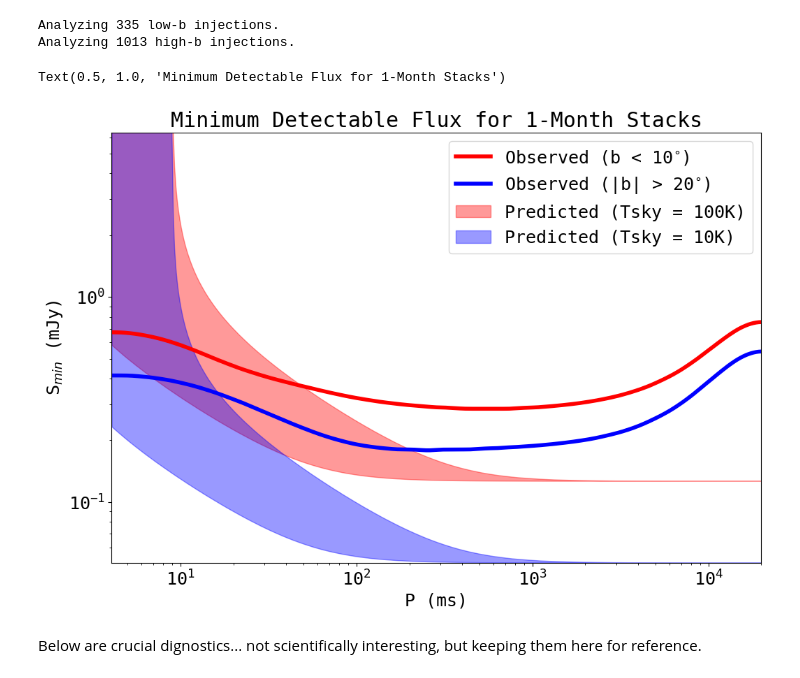
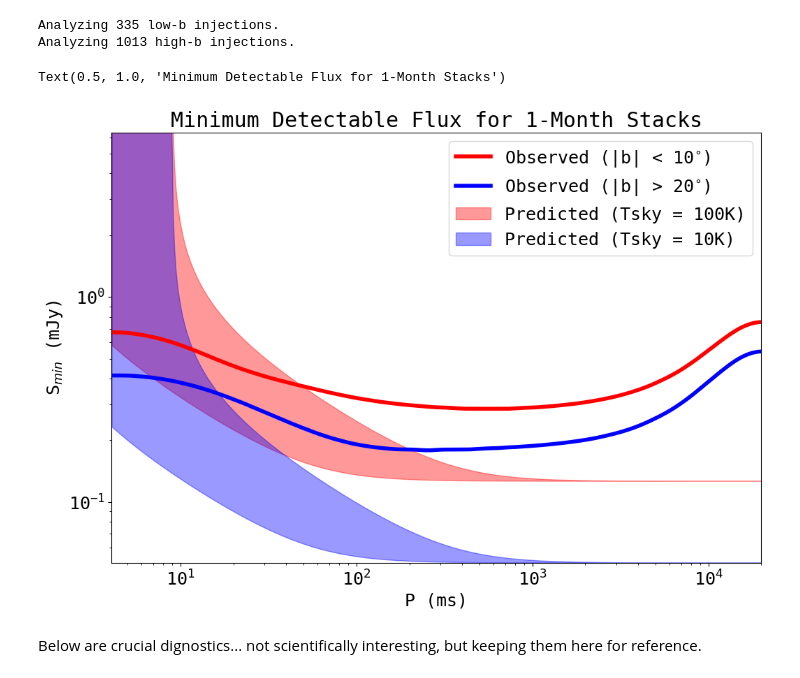
Before and after one commit to chime-sps/Transmissivity, a Jupyter notebook: results/sensitivity_dropoff.ipynb, the cells around one changed output. Cells and saved outputs as stored; diff of their text form; code cells hidden in the pictures.

```diff
--- a/results/sensitivity_dropoff.ipynb
+++ b/results/sensitivity_dropoff.ipynb
@@ -610,32 +610,32 @@ Analyzing 1013 high-b injections.
 # %%
 P = 1/f_bins[:-1]
 fig, ax = plt.subplots(1, 1, figsize=(12, 8))
-ax.plot(P*1e3, Smin_of_f[0], 'r', linewidth=4.0, label=r'Observed (b < 10$^{\circ}$)')
+ax.plot(P*1e3, Smin_of_f[0], 'r', linewidth=4.0, label=r'Observed (|b| < 10$^{\circ}$)')
 ax.plot(P*1e3, Smin_of_f[1], 'b', linewidth=4.0, label=r'Observed (|b| > 20$^{\circ}$)')
 
 ax.loglog()
 ymax = max(predicted_Smin_of_f[0])
 
 mask_hot = np.isfinite(predicted_Smin_of_f[0])
 mask_cold = np.isfinite(predicted_Smin_of_f[1])
 
 upper_hot = np.where(mask_hot, predicted_Smin_of_f[0], ymax)
 upper_cold = np.where(mask_cold, predicted_Smin_of_f[1], ymax)
 
 ax.fill_between(P*1e3, predicted_Smin_of_f[2], upper_hot,
                 color='r', alpha=0.4, label='Predicted (Tsky = 100K)')
 ax.fill_between(P*1e3, predicted_Smin_of_f[3], upper_cold,
                 color='b', alpha=0.4, label='Predicted (Tsky = 10K)')
 
 ax.set_xlabel('P (ms)')
 ax.set_ylabel(r'S$_{min}$ (mJy)')
 ax.legend()
 ax.set_xlim(min(P*1e3), max(P*1e3))
 ax.set_ylim(min(predicted_Smin_of_f[3]), max(predicted_Smin_of_f[0]))
 ax.set_title('Minimum Detectable Flux for 1-Month Stacks')
 # %% [output]
 Text(0.5, 1.0, 'Minimum Detectable Flux for 1-Month Stacks')
-[figure, old version]
+[figure, new version]
 # %% [markdown]
 Below are crucial dignostics... not scientifically interesting, but keeping them here for reference.
 # %% [markdown]
```
Also changed, not shown: parts of 1 cell of this notebook.
